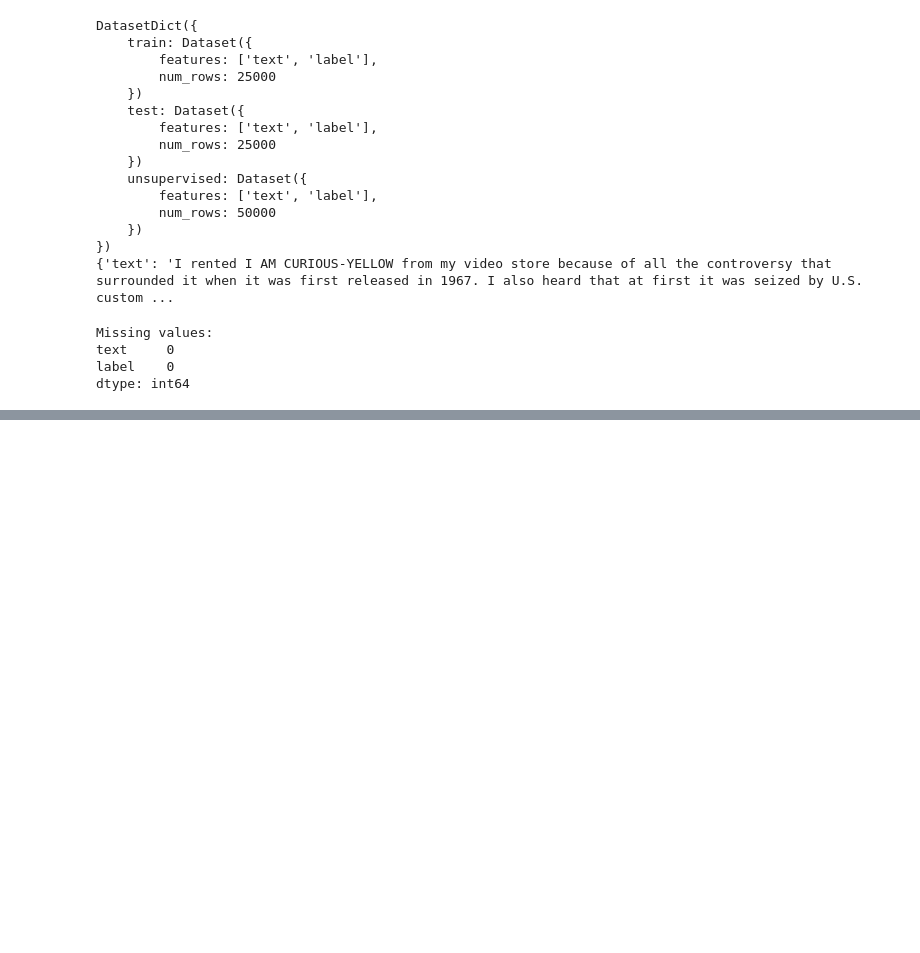
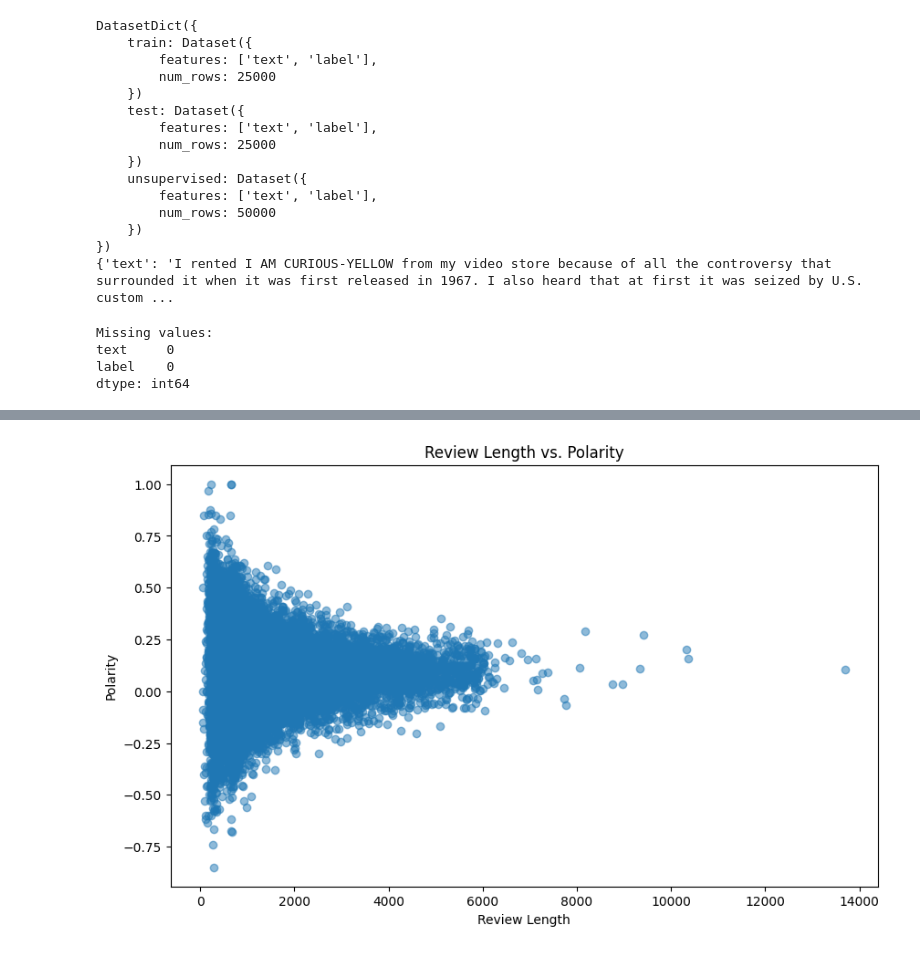
Before and after one commit to nabilsafwat/IMDB-Exploratory-Data-Analysis, a Jupyter notebook: IMDB Dataset - Exploratory Data Analysis.ipynb, the cells around one changed output, grey strips where cells are left out. Saved outputs shown, nothing was run; the diff lists cells and outputs as text; code cells hidden in the pictures; blank space fills up the shorter version.

```diff
--- a/IMDB Dataset - Exploratory Data Analysis.ipynb
+++ b/IMDB Dataset - Exploratory Data Analysis.ipynb
@@ -66,0 +204,17 @@ OIESHI SAGOL
+# %%
+# Sentiment analysis on the 'text' column using Textblob
+# Function to calculate sentiment polarity using TextBlob
+def calculate_polarity(text):
+    blob = TextBlob(text)
+    return blob.sentiment.polarity
+
+# Calculate sentiment polarity for each review
+df['polarity'] = df['text'].apply(calculate_polarity)
+
+# Separate positive and negative reviews
+positive_reviews = df[df['label'] == 1]
+negative_reviews = df[df['label'] == 0]
+
+# Calculate average polarity for positive and negative reviews
+avg_positive_polarity = positive_reviews['polarity'].mean()
+avg_negative_polarity = negative_reviews['polarity'].mean()
@@ -66,0 +258,10 @@ OIESHI SAGOL
+# %%
+# Scatter Plot of Review Length vs. Polarity
+plt.figure(figsize=(10, 6))
+plt.scatter(df['review_length'], df['polarity'], alpha=0.5)
+plt.xlabel('Review Length')
+plt.ylabel('Polarity')
+plt.title('Review Length vs. Polarity')
+plt.show()
+# %% [output]
+[figure, added]
```
Also changed, not shown: parts of 15 cells of this notebook.
